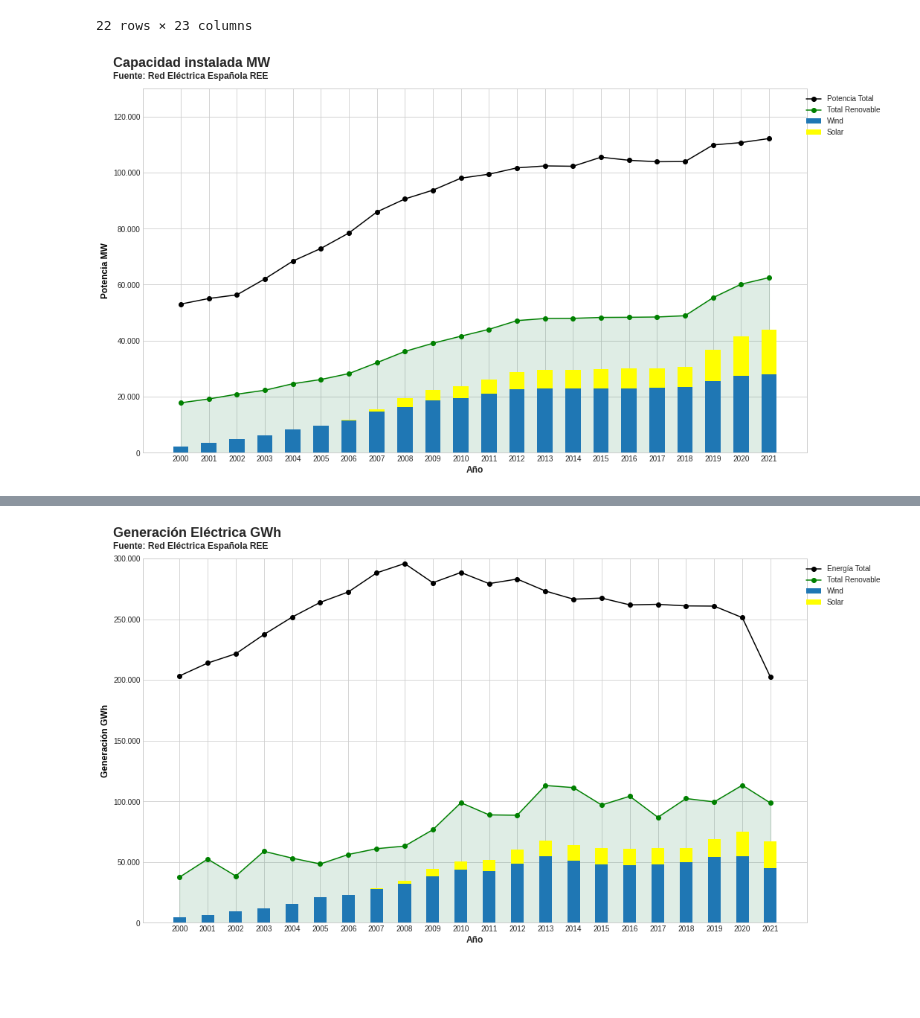
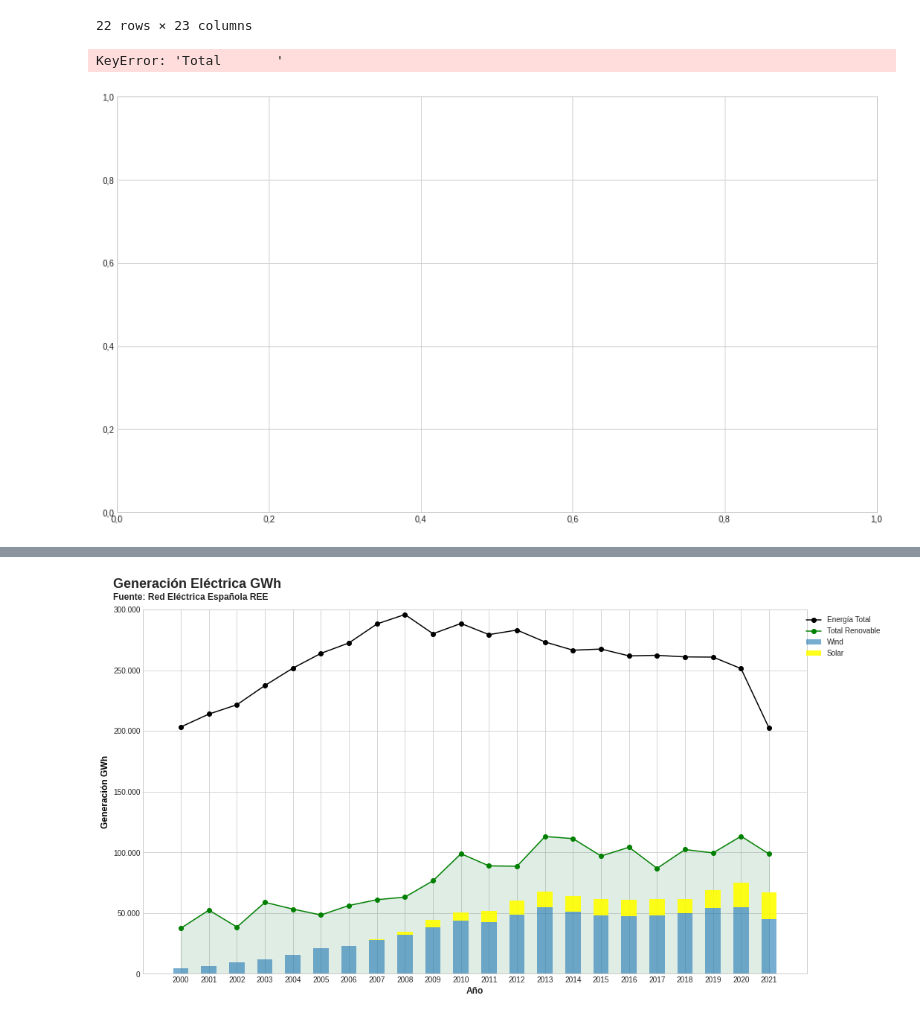
Before and after one commit to castorgit/Renewables-stats, a Jupyter notebook: Renewables_spain_increase.ipynb, the cells around one changed output, grey strips where cells are left out. Cells and saved outputs as stored; diff of their text form; code cells hidden in the pictures; blank space fills up the shorter version.

Commit message:
final figures

```diff
--- a/Renewables_spain_increase.ipynb
+++ b/Renewables_spain_increase.ipynb
@@ -48,33 +48,34 @@ plt.rcParams["figure.figsize"] = [16,9]
 plt.rcParams["figure.figsize"] = [16,9]
 fig,ax = plt.subplots()
 # make a plot
 
 #ax.set_title('Potencia Instalada por tecnología MW',color="black",fontsize=24)
 ax.plot(df1['Year'],df1['Total       '], color="black", marker="o", label = "Potencia Total")
 ax.plot(df1['Year'],df1['Total Renovable'], color="green", marker="o", label = "Total Renovable")
 
 ax.fill_between(df1['Year'],0, df1['Total Renovable'], color ='seagreen', alpha=0.15)
 
 ax.set_ylim([0,130000])
 # set x-axis label
 ax.set_xlabel("Año",fontsize=12, fontweight='bold')
 # set y-axis label
 ax.set_ylabel("Potencia MW",color="black",fontsize=12, fontweight='bold')
 
 width = 0.55
-ax.bar(df1['Year'], df1['Wind'], width,  label='Wind')
-ax.bar(df1['Year'], df1['Solar energy'], width,  label='Solar', bottom = df1['Wind'], color='yellow')
+ax.bar(df1['Year'], df1['Wind'], width,  label='Wind', alpha=0.7)
+ax.bar(df1['Year'], df1['Solar energy'], width,  label='Solar', bottom = df1['Wind'], color='orange', alpha=0.7)
 #ax.bar(df1['Year'], df1['Solar Energy'], width,  bottom = (df1['Wind']+df1['Hydro']),
 #       label='Solar', color='red')
 
 #ax.legend(bbox_to_anchor=(1.12, 1), title='Etiquetas')
 ax.legend(bbox_to_anchor=(1.12, 1))
 plt.figtext(0.09, 0.925, "Capacidad instalada MW", fontsize=18, fontweight='bold')
 plt.figtext(0.09, 0.9, "Fuente: Red Eléctrica Española REE", fontsize=12, fontweight='bold')
 
 plt.savefig("capacidad_REE.pdf")
 plt.show()
 
 plt.show()
 # %% [output]
+KeyError: 'Total       '
-[figure, old version]
+[figure, new version]
@@ -130,8 +131,8 @@ ax.set_ylabel("Generación GWh",color="black",fontsize=12, fontweight='bold')
 #ax.yaxis.set_major_formatter(mpl.ticker.StrMethodFormatter('{x:,.0f}'))
 
 width = 0.55
-ax.bar(df1['Year'], df1['Eolica'], width,  label='Wind')
-ax.bar(df1['Year'], df1['Total Solar'], width,  label='Solar', bottom = df1['Eolica'], color='yellow')
+ax.bar(df1['Year'], df1['Eolica'], width,  label='Wind', alpha=0.7)
+ax.bar(df1['Year'], df1['Total Solar'], width,  label='Solar', bottom = df1['Eolica'], color='yellow', alpha=0.9)
 #ax.bar(df1['Year'], df1['Hidráulica'], width,  bottom = (df1['Eólica']+df1['Solar fotovoltaica']),
 #       label='Hydro', color='red')
 
@@ -143,4 +144,4 @@ plt.figtext(0.09, 0.9, "Fuente: Red Eléctrica Española REE", fontsize=12, font
 plt.savefig("generacion_REE.pdf")
 plt.show()
 # %% [output]
-[figure, old version]
+[figure, new version]
```
Also changed, not shown: parts of 4 cells of this notebook.
